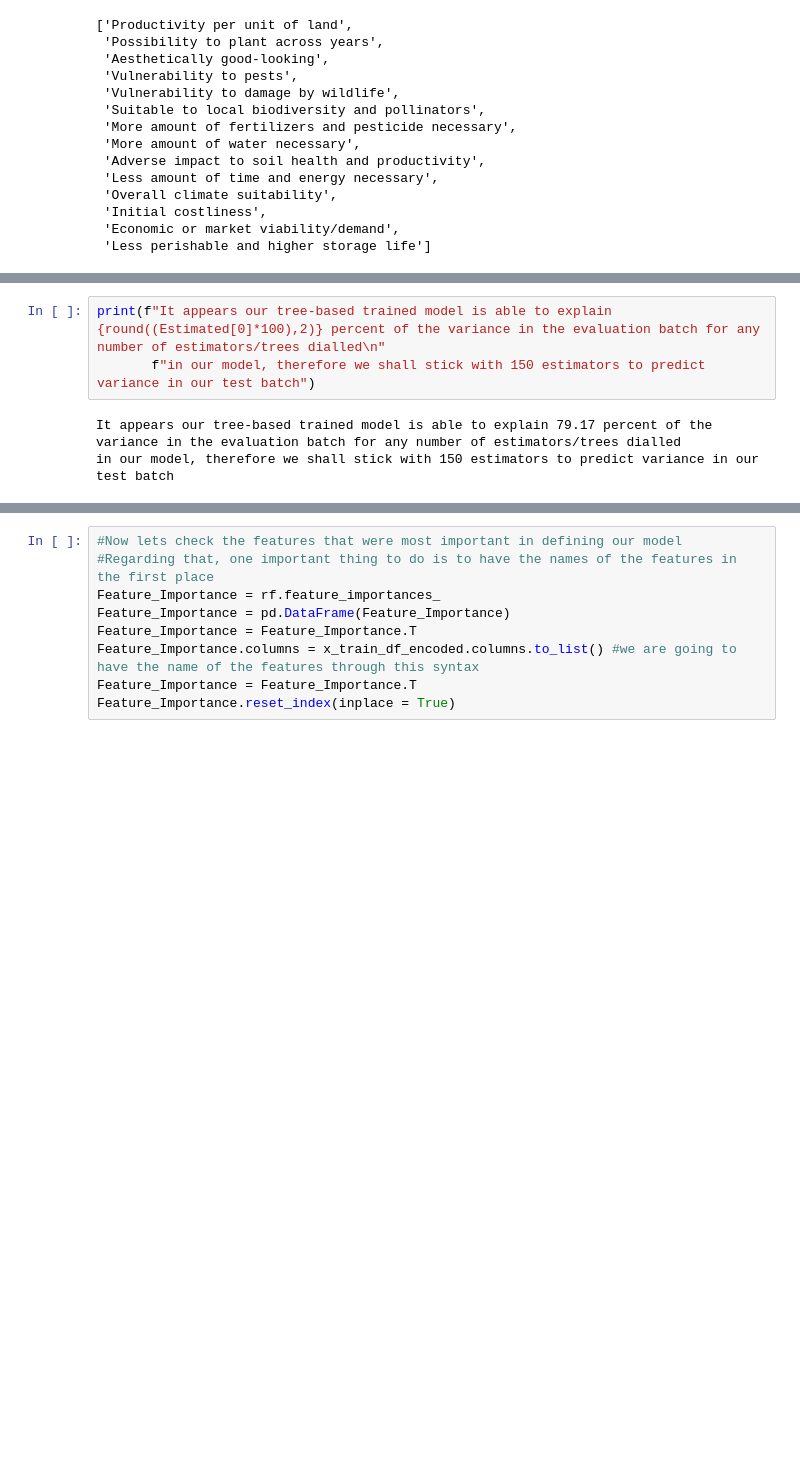
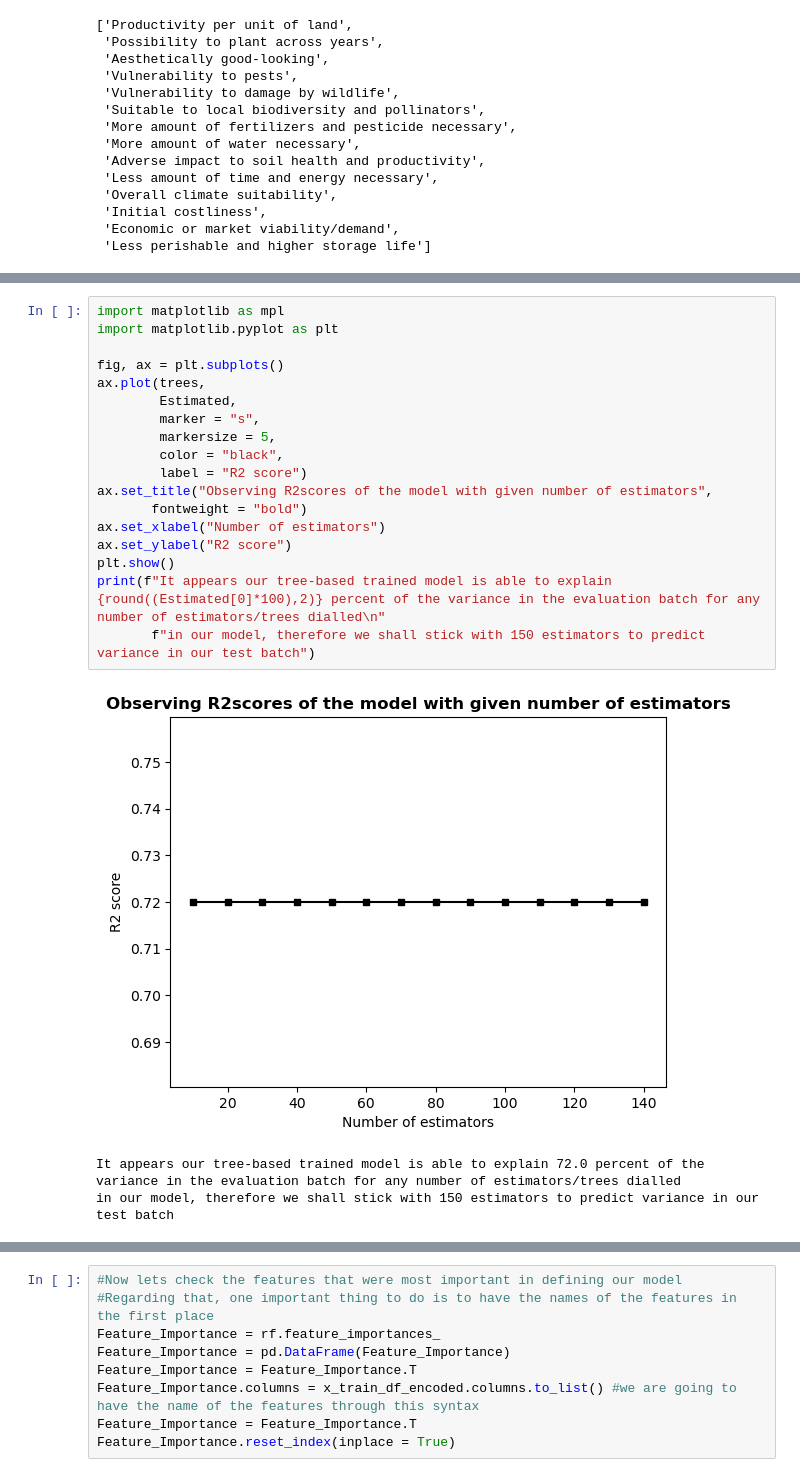
Before and after one commit to Prience91/Crop-and-Fertilizer-Choices, a Jupyter notebook: Ag_dec_analysis.ipynb, the cells around one changed output, grey strips where cells are left out. Drawn from its saved outputs; the diff is of its cells as text; blank space fills up the shorter version.

```diff
--- a/Ag_dec_analysis.ipynb
+++ b/Ag_dec_analysis.ipynb
@@ -474,8 +508,24 @@ print(Estimated)
 # %%
+import matplotlib as mpl
+import matplotlib.pyplot as plt
+
+fig, ax = plt.subplots()
+ax.plot(trees,
+        Estimated,
+        marker = "s",
+        markersize = 5,
+        color = "black",
+        label = "R2 score")
+ax.set_title("Observing R2scores of the model with given number of estimators",
+       fontweight = "bold")
+ax.set_xlabel("Number of estimators")
+ax.set_ylabel("R2 score")
+plt.show()
 print(f"It appears our tree-based trained model is able to explain {round((Estimated[0]*100),2)} percent of the variance in the evaluation batch for any number of estimators/trees dialled\n"
        f"in our model, therefore we shall stick with 150 estimators to predict variance in our test batch")
 # %% [output]
+[figure, added]
-It appears our tree-based trained model is able to explain 79.17 percent of the variance in the evaluation batch for any number of estimators/trees dialled
+It appears our tree-based trained model is able to explain 72.0 percent of the variance in the evaluation batch for any number of estimators/trees dialled
 in our model, therefore we shall stick with 150 estimators to predict variance in our test batch
 # %%
 from sklearn.ensemble import RandomForestClassifier
```
Also changed, not shown: parts of 21 cells of this notebook, 3 other files.
